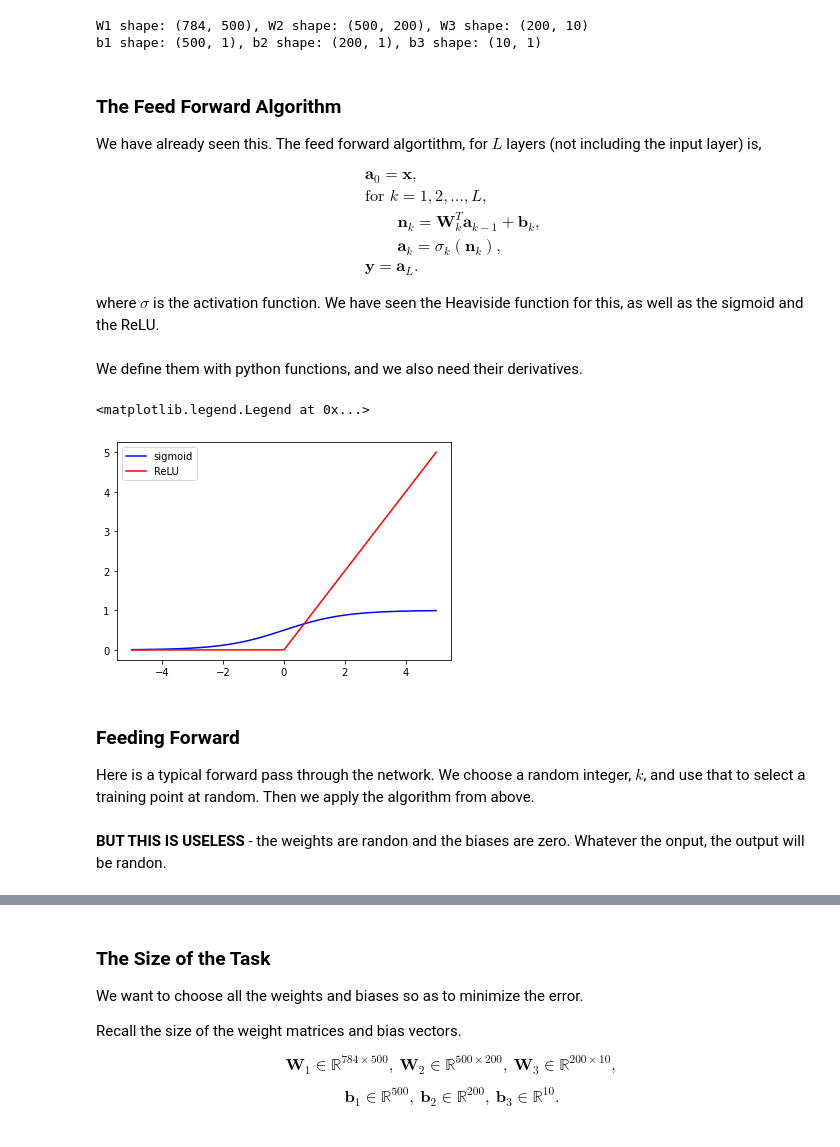
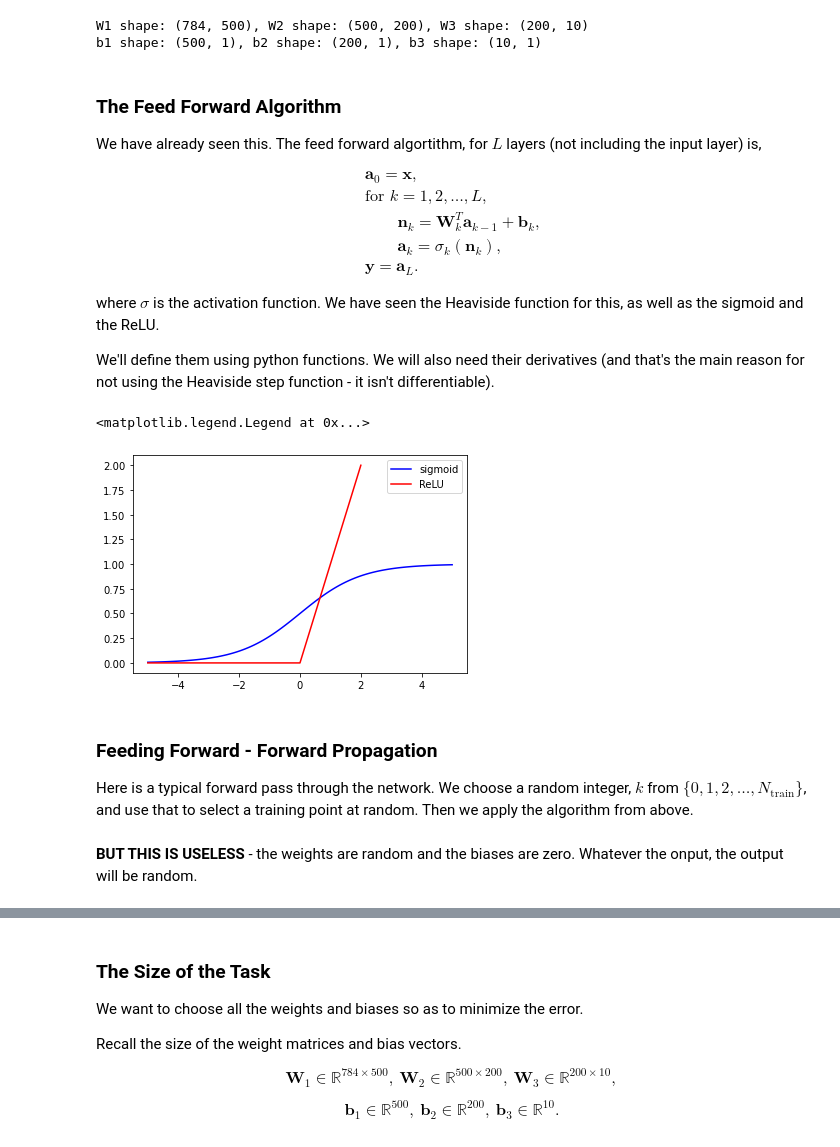
Before and after one commit to variationalform/FML, a Jupyter notebook: notebooks/14_ann.ipynb, the cells around one changed output, grey strips where cells are left out. Cells and saved outputs as stored; diff of their text form; code cells hidden in the pictures.

```diff
--- a/notebooks/14_ann.ipynb
+++ b/notebooks/14_ann.ipynb
@@ -407,9 +421,10 @@ for $L$ layers (not including the input layer) is,
 
 where $\sigma$ is the activation function. We have seen the Heaviside
 function for this, as well as the sigmoid and the ReLU.
+
+We'll define them using python functions. We will also need their
+derivatives (and that's the main reason for not using the Heaviside step
+function - it isn't differentiable).
-# %% [markdown]
-We define them with python functions, and we also need their
-derivatives.
 # %%
 def sigmoid(x):
   return 1/(1+np.exp(-x))
@@ -421,18 +436,20 @@ def Diff_sigmoid(x):
 def Diff_ReLU(x):
   return np.heaviside(x,0)
 # %%
+# Let's plot them - just to remember what they look like
 xvals = np.arange(-5,5+0.1,0.1)
 plt.plot(xvals, sigmoid(xvals), color='blue', label='sigmoid')
+xvals = np.arange(-5,2+0.1,0.1)
 plt.plot(xvals, ReLU(xvals), color='red', label='ReLU')
 plt.legend()
 # %% [output]
 <matplotlib.legend.Legend at 0x...>
-[figure, old version]
+[figure, new version]
 # %% [markdown]
-### Feeding Forward
+### Feeding Forward - Forward Propagation
 
 Here is a typical forward pass through the network. We choose a random
-integer, $k$, and use that to select a training point at random. Then
+integer, $k$ from $\{0,1,2,\ldots,N_{\mathrm{train}}\}$, and use that to select a training point at random. Then
 we apply the algorithm from above.
 # %%
 k = np.random.randint(0, X_train.shape[0])
@@ -449,6 +468,6 @@ a3 = sigmoid(n3)
 # produce output
 y = a3
 # %% [markdown]
-**BUT THIS IS USELESS** - the weights are randon and the biases are zero.
-Whatever the onput, the output will be randon.
+**BUT THIS IS USELESS** - the weights are random and the biases are zero.
+Whatever the onput, the output will be random.
 # %% [markdown]
```
Also changed, not shown: parts of 32 cells of this notebook.
